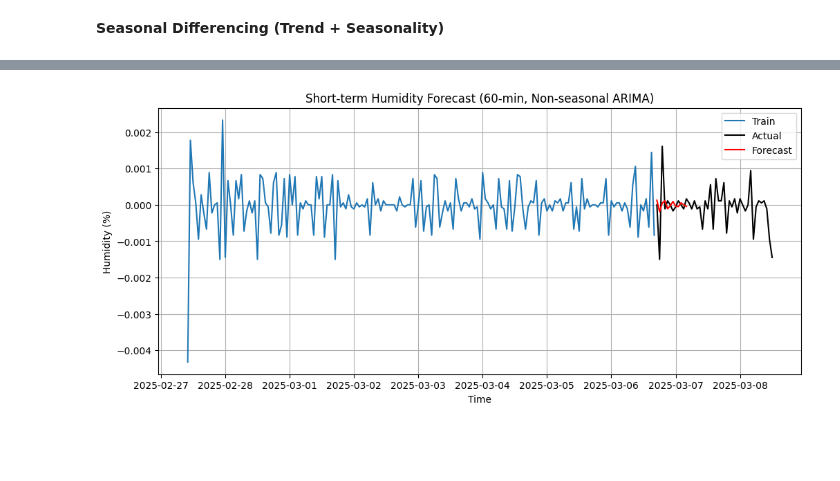
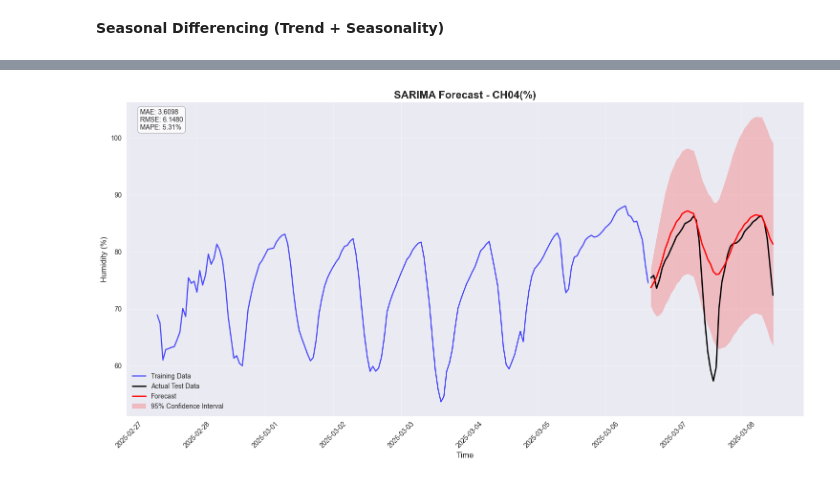
Before and after one commit to SulaimanTajuddin/TSA-F-Humidity-Warehouse, a Jupyter notebook: TSA-SARIMA (RawData2).ipynb, the cells around one changed output, grey strips where cells are left out. Cells and saved outputs as stored; diff of their text form; code cells hidden in the pictures; blank space fills up the shorter version.

```diff
--- a/TSA-SARIMA (RawData2).ipynb
+++ b/TSA-SARIMA (RawData2).ipynb
@@ -58,7 +80,10 @@ memory usage: 3.0 MB
 # %%
+# Check if Time column exists and handle appropriately
+print("Current DataFrame structure:")
+print(f"Index type: {type(combined_df.index)}")
+print(f"Columns: {list(combined_df.columns)}")
 
-# Convert Time column from string to datetime
-combined_df['Time'] = pd.to_datetime(combined_df['Time'], format='mixed')
-
-# Set Time as index for time series analysis
-combined_df = combined_df.set_index('Time')
+# Time column is already set as index during data loading, so we don't need to convert it again
+# The DataFrame already has a proper DatetimeIndex
+print(f"\nTime index is already set: {combined_df.index.is_monotonic_increasing}")
+print(f"Index range: {combined_df.index.min()} to {combined_df.index.max()}")
@@ -357,19 +603,67 @@ Warnings:
 # %%
+# Enhanced forecasting with confidence intervals
+def forecast_sarima(model, test_data, n_periods=None):
+    """Generate forecasts with confidence intervals and evaluation metrics."""
 
-n_periods = 12
-forecast = model.predict(n_periods=n_periods)
+    if n_periods is None:
+        n_periods = len(test_data)
 
-forecast_index = pd.date_range(start=test.index[0], periods=n_periods, freq='60min')
-forecast_series = pd.Series(forecast, index=forecast_index)
+    # Generate forecasts
+    forecast, conf_int = model.predict(n_periods=n_periods, return_conf_int=True)
 
-plt.figure(figsize=(12,5))
-plt.plot(train.index, train, label="Train")
-plt.plot(test.index, test, label="Actual", color="black")
-plt.plot(forecast_series.index, forecast_series, label="Forecast", color="red")
-plt.title("Short-term Humidity Forecast (60-min, Non-seasonal ARIMA)")
-plt.xlabel("Time")
-plt.ylabel("Humidity (%)")
-plt.grid(True)
-plt.legend()
+    # Create forecast series with proper index
+    forecast_index = test_data.index[:n_periods]
+    forecast_series = pd.Series(forecast, index=forecast_index)
+    conf_int_df = pd.DataFrame(conf_int, index=forecast_index, columns=['Lower', 'Upper'])
+
+    # Calculate evaluation metrics
+    actual = test_data.iloc[:n_periods]
+
+    mae = mean_absolute_error(actual, forecast)
+    mse = mean_squared_error(actual, forecast)
+    rmse = np.sqrt(mse)
+    mape = np.mean(np.abs((actual - forecast) / actual)) * 100
+
+    print("=== Forecast Evaluation Metrics ===")
+    print(f"MAE: {mae:.6f}")
+    print(f"MSE: {mse:.6f}")
+    print(f"RMSE: {rmse:.6f}")
+    print(f"MAPE: {mape:.2f}%")
+
+    return forecast_series, conf_int_df, {'mae': mae, 'mse': mse, 'rmse': rmse, 'mape': mape}
+
+# Generate forecasts
+forecast_series, conf_int_df, metrics = forecast_sarima(sarima_model, test_data)
+
+# Enhanced visualization
+plt.figure(figsize=(15, 8))
+
+# Plot training data
+plt.plot(train_data.index, train_data, label='Training Data', color='blue', alpha=0.7)
+
+# Plot actual test data
+plt.plot(test_data.index, test_data, label='Actual Test Data', color='black', linewidth=2)
+
+# Plot forecast
+plt.plot(forecast_series.index, forecast_series, label='Forecast', color='red', linewidth=2)
+
+# Plot confidence intervals
+plt.fill_between(conf_int_df.index, conf_int_df['Lower'], conf_int_df['Upper'],
+                color='red', alpha=0.2, label='95% Confidence Interval')
+
+plt.title(f"SARIMA Forecast - {channel_name}", fontsize=16, fontweight='bold')
+plt.xlabel("Time", fontsize=12)
+plt.ylabel("Humidity (%)", fontsize=12)
+plt.legend(fontsize=10)
+plt.grid(True, alpha=0.3)
+plt.xticks(rotation=45)
+
+# Add metrics text box
+metrics_text = f"MAE: {metrics['mae']:.4f}\nRMSE: {metrics['rmse']:.4f}\nMAPE: {metrics['mape']:.2f}%"
+plt.text(0.02, 0.98, metrics_text, transform=plt.gca().transAxes,
+         bbox=dict(boxstyle="round,pad=0.3", facecolor="white", alpha=0.8),
+         verticalalignment='top', fontsize=10)
+
+plt.tight_layout()
 plt.show()
 # %% [output]
@@ -376,2 +675,2 @@ plt.show()
-[figure, old version]
+[figure, new version]
 # %%
```
Also changed, not shown: parts of 20 cells of this notebook.
